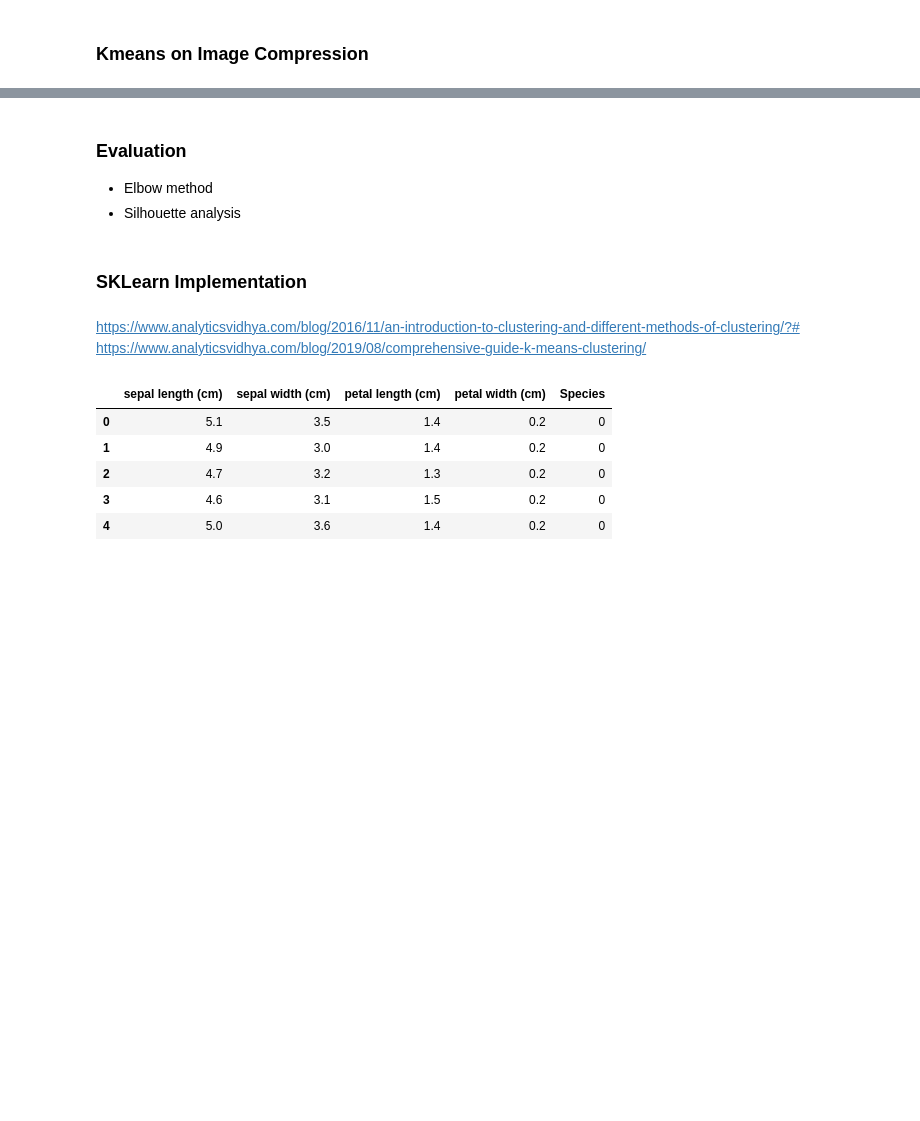
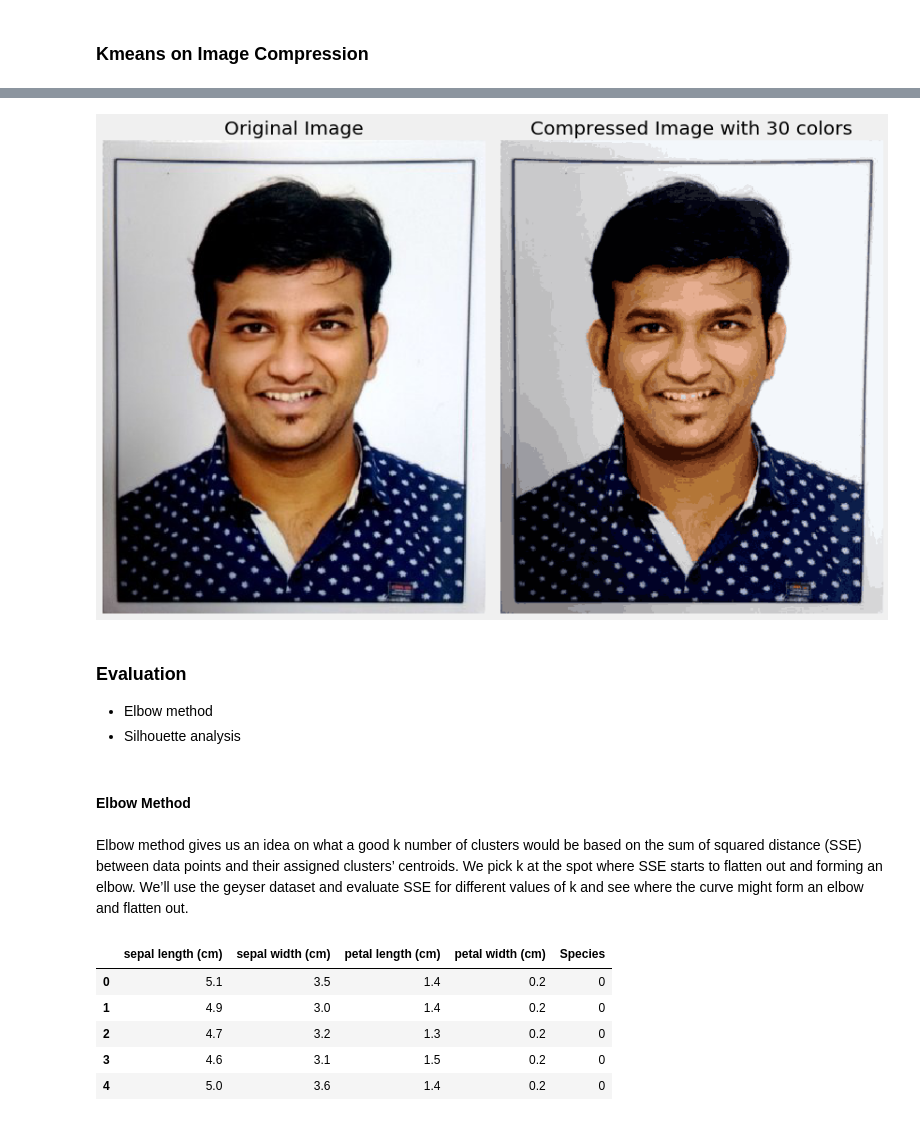
Before and after one commit to pythonvirus/ML_Journey, a Jupyter notebook: 7. Clustering/Clustering.ipynb, the cells around one changed output, grey strips where cells are left out. Saved outputs shown, nothing was run; the diff lists cells and outputs as text; code cells hidden in the pictures; blank space fills up the shorter version.

```diff
--- a/7. Clustering/Clustering.ipynb
+++ b/7. Clustering/Clustering.ipynb
@@ -206,40 +273,37 @@ Observations
 # %%
-# Read the image
-img = imread('images/my_image.jpg')
-img_size = img.shape
-
 # Reshape it to be 2-dimension
 X = img.reshape(img_size[0] * img_size[1], img_size[2])
 
 # Run the Kmeans algorithm
 km = KMeans(n_clusters=30)
 km.fit(X)
 
 # Use the centroids to compress the image
 X_compressed = km.cluster_centers_[km.labels_]
 X_compressed = np.clip(X_compressed.astype('uint8'), 0, 255)
 
 # Reshape X_recovered to have the same dimension as the original image 128 * 128 * 3
 X_compressed = X_compressed.reshape(img_size[0], img_size[1], img_size[2])
 
 # Plot the original and the compressed image next to each other
 fig, ax = plt.subplots(1, 2, figsize = (12, 8))
 ax[0].imshow(img)
 ax[0].set_title('Original Image')
 ax[1].imshow(X_compressed)
 ax[1].set_title('Compressed Image with 30 colors')
 for ax in fig.axes:
     ax.axis('off')
 plt.tight_layout();
+# %% [output]
+[figure, added]
 # %% [markdown]
 ### Evaluation
 - Elbow method
 - Silhouette analysis
-# %% [markdown]
-### SKLearn Implementation
-# %% [markdown]
-https://www.analyticsvidhya.com/blog/2016/11/an-introduction-to-clustering-and-different-methods-of-clustering/?#
-https://www.analyticsvidhya.com/blog/2019/08/comprehensive-guide-k-means-clustering/
+# %% [markdown]
+#### Elbow Method
+# %% [markdown]
+Elbow method gives us an idea on what a good k number of clusters would be based on the sum of squared distance (SSE) between data points and their assigned clusters’ centroids. We pick k at the spot where SSE starts to flatten out and forming an elbow. We’ll use the geyser dataset and evaluate SSE for different values of k and see where the curve might form an elbow and flatten out.
 # %%
 # Importing the libraries
 import numpy as np
```
Also changed, not shown: parts of 50 cells of this notebook, 7 other files.
